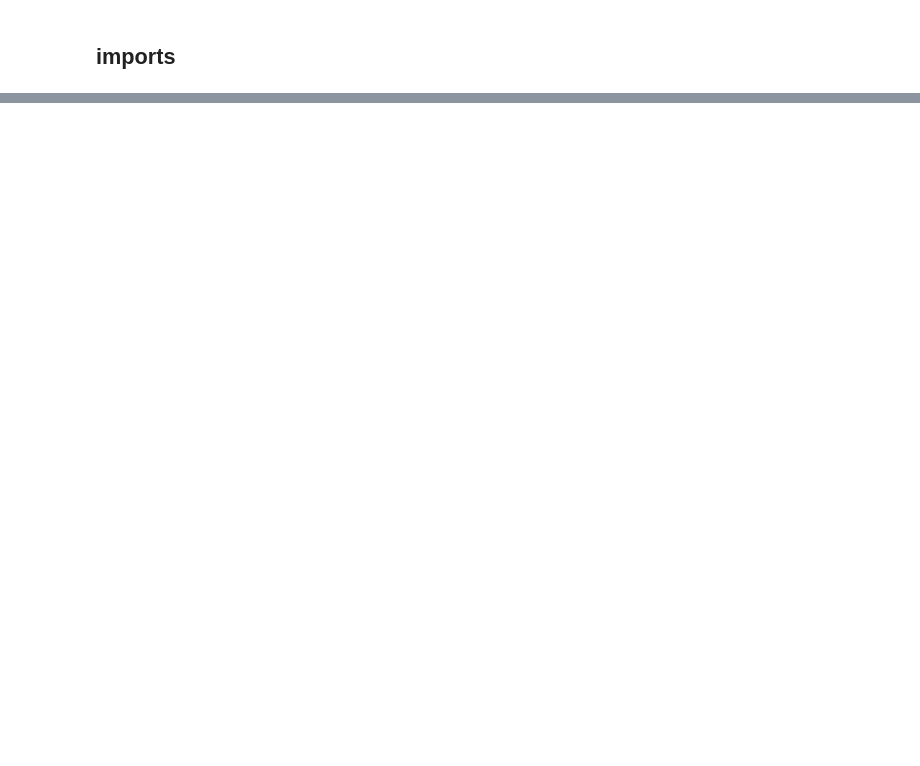
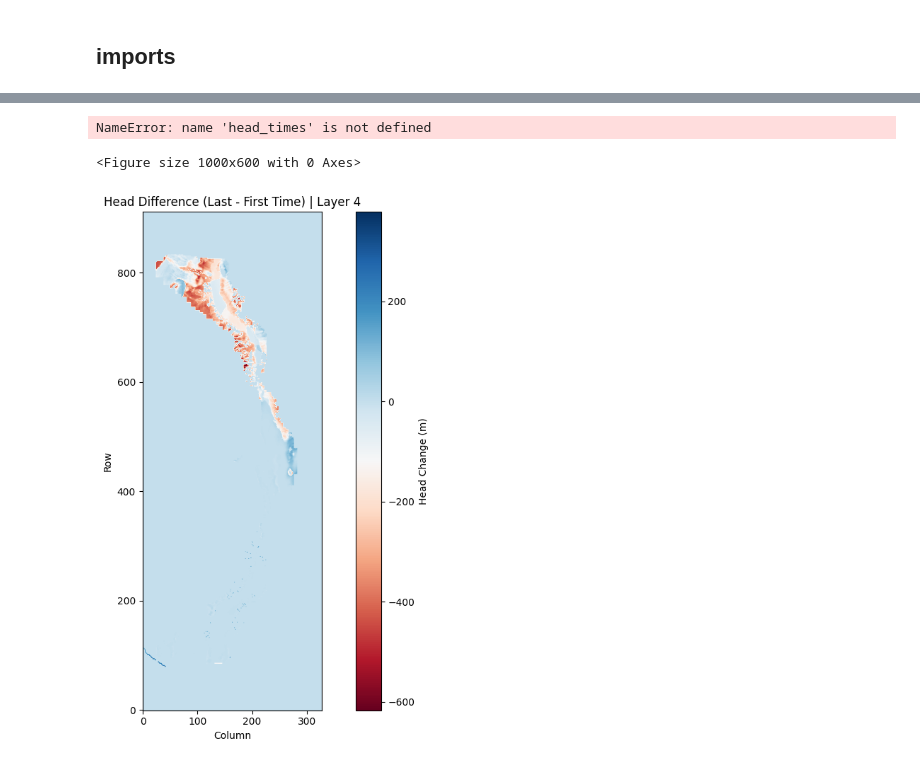
Before and after one commit to clawrim/rgtihm, a Jupyter notebook: visualization.ipynb, the cells around one changed output, grey strips where cells are left out. Cells and saved outputs as stored; diff of their text form; code cells hidden in the pictures; blank space fills up the shorter version.

Commit message:
plot and visualize heads

```diff
--- a/visualization.ipynb
+++ b/visualization.ipynb
@@ -169,0 +38,9 @@ plt.show()
+# %%
+# path to model directory
+model_ws = './model'
+
+# load MF6 simulation (this may take time)
+sim = flopy.mf6.MFSimulation.load(sim_ws=model_ws, verbosity_level=1)
+
+# get the GWF model
+gwf = sim.get_model()
@@ -169,0 +63,13 @@ plt.show()
+# %%
+# manually define output file names (unlike mf2005)
+head_file = os.path.join(model_ws, 'rgtihm.hds')
+cbc_file = os.path.join(model_ws, 'rgtihm.cbc')
+
+# read head file
+headobj = flopy.utils.HeadFile(head_file)
+head_times = headobj.get_times()
+head = headobj.get_data(totim=head_times[-1])  # last timestep
+
+# read cbc file
+cbcobj = flopy.utils.CellBudgetFile(cbc_file, precision='double')
+cbc_records = cbcobj.get_data(text='FLOW-JA-FACE', totim=head_times[-1])
@@ -169,0 +91,35 @@ plt.show()
+# %%
+# editable list of (layer, row, col) tuples
+cell_indices = [(3, 700, 150), (4, 650, 200), (4, 800, 100)]  # example cells
+
+plt.figure(figsize=(10, 6))
+
+for layer, row, col in cell_indices:
+    ts = [headobj.get_data(totim=t)[layer, row, col] for t in head_times]
+    plt.plot(head_times, ts, label=f'L{layer} R{row} C{col}')
+
+plt.xlabel('Time')
+plt.ylabel('Head (m)')
+plt.title('Time Series of Head at Selected Cells')
+plt.legend()
+plt.grid(True)
+plt.tight_layout()
+plt.show()
+# %% [output]
+NameError: name 'head_times' is not defined
+<Figure size 1000x600 with 0 Axes>
+# %%
+head_start = headobj.get_data(totim=head_times[3])
+head_end = headobj.get_data(totim=head_times[-1])
+head_diff = head_end[3] - head_start[3]
+
+plt.figure(figsize=(10, 8))
+plt.imshow(head_diff, cmap='RdBu', origin='lower')
+plt.colorbar(label='Head Change (m)')
+plt.title('Head Difference (Last - First Time) | Layer 4')
+plt.xlabel('Column')
+plt.ylabel('Row')
+plt.tight_layout()
+plt.show()
+# %% [output]
+[figure, added]
```
Also changed, not shown: parts of 11 cells of this notebook.
